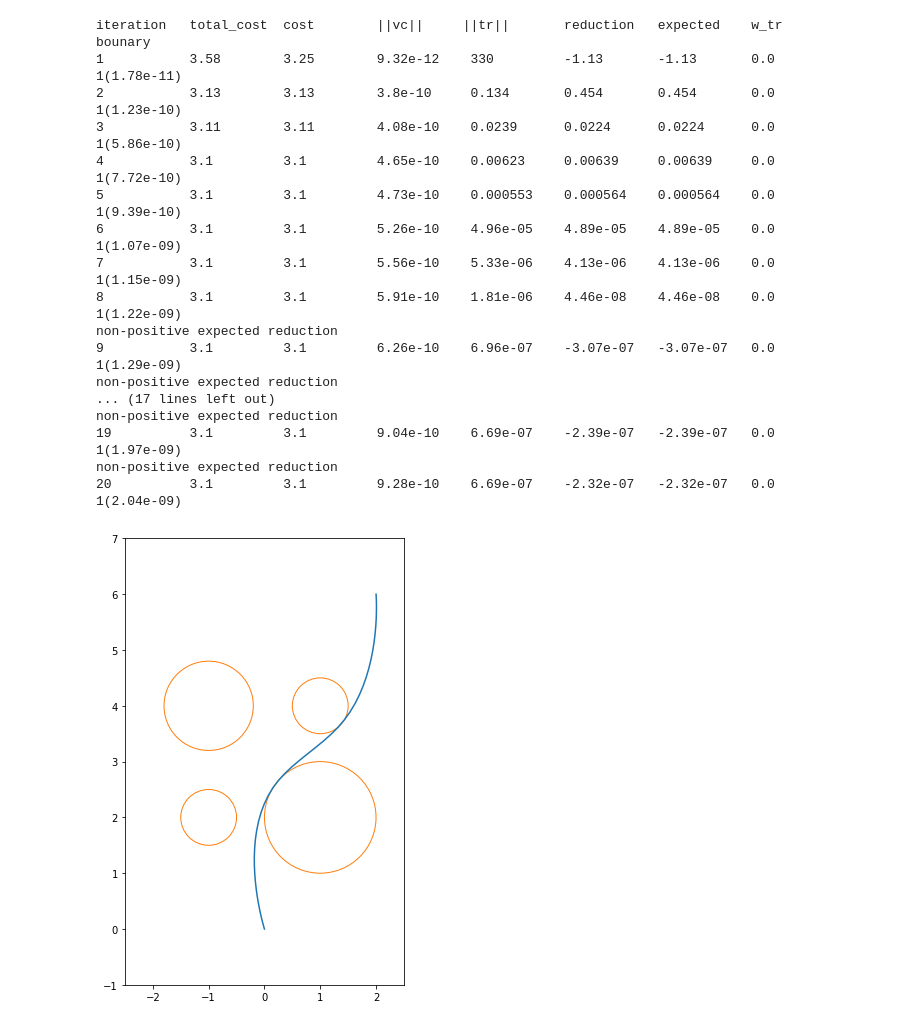
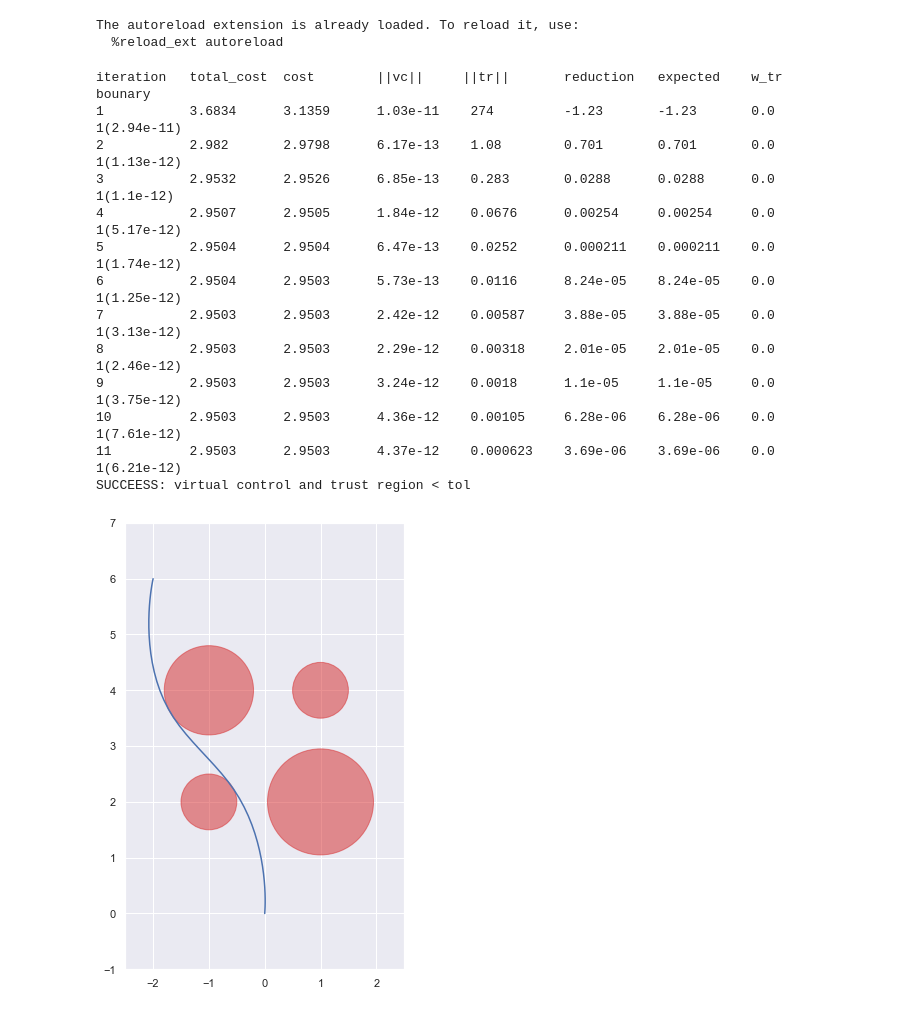
Before and after one commit to taewankim1/sequential_convex_programming, a Jupyter notebook: notebooks/test_quadrotor.ipynb, the cells around one changed output. Drawn from its saved outputs; the diff is of its cells as text; code cells hidden in the pictures.

```diff
--- a/notebooks/test_quadrotor.ipynb
+++ b/notebooks/test_quadrotor.ipynb
@@ -11,6 +11,11 @@ def print_np(x):
     print ("Type is %s" % (type(x)))
     print ("Shape is %s" % (x.shape,))
 #     print ("Values are: \n%s" % (x))
+import seaborn as sns
+sns.set_theme(style="darkgrid")
+# %% [output]
+The autoreload extension is already loaded. To reload it, use:
+  %reload_ext autoreload
 # %%
 import sys
 # sys.path.append('../')
@@ -32,4 +37,4 @@ ih = 4
 tf = 2.5
 N = 50
 delT = tf/N
-max_iter = 30
+max_iter = 15
@@ -74,8 +79,6 @@ num_obstacle = len(c)
 # %%
-xi = np.array([2,6,0,0,0,0])
+xi = np.array([-2,6,0,0,0,0])
 xf = np.array([0,0,0,0,0,0])
-
-
 
 myModel = QuadRotorPointMassModel.quadrotorpm('Hello',ix,iu,delT,linearization="analytic")
 myCost = QuadRotorPointMassCost.quadrotorpm('Hello',ix,iu,N)
@@ -90,40 +93,36 @@ u0 = np.zeros((N+1,iu))
 u0[:,2] = 9.81
 # %%
 i1 = Scvx('unicycle',N,max_iter,myModel,myCost,myConst,
-          type_discretization='zoh',w_vc=1e4,w_tr=1e-3)#,w_tr=1e-3)
+          type_discretization='zoh',w_vc=1e4,w_tr=1e-3*2)#,w_tr=1e-3)
 x,u,xbar,ubar,total_num_iter = i1.update(x0,u0,xi,xf)
 # %% [output]
 iteration   total_cost  cost        ||vc||     ||tr||       reduction   expected    w_tr        bounary
-1           3.58        3.25        9.32e-12    330         -1.13       -1.13       0.0         1(1.78e-11)
-2           3.13        3.13        3.8e-10     0.134       0.454       0.454       0.0         1(1.23e-10)
-3           3.11        3.11        4.08e-10    0.0239      0.0224      0.0224      0.0         1(5.86e-10)
-4           3.1         3.1         4.65e-10    0.00623     0.00639     0.00639     0.0         1(7.72e-10)
-5           3.1         3.1         4.73e-10    0.000553    0.000564    0.000564    0.0         1(9.39e-10)
-6           3.1         3.1         5.26e-10    4.96e-05    4.89e-05    4.89e-05    0.0         1(1.07e-09)
-7           3.1         3.1         5.56e-10    5.33e-06    4.13e-06    4.13e-06    0.0         1(1.15e-09)
-8           3.1         3.1         5.91e-10    1.81e-06    4.46e-08    4.46e-08    0.0         1(1.22e-09)
-non-positive expected reduction
-9           3.1         3.1         6.26e-10    6.96e-07    -3.07e-07   -3.07e-07   0.0         1(1.29e-09)
-non-positive expected reduction
-... (17 lines left out)
-non-positive expected reduction
-19          3.1         3.1         9.04e-10    6.69e-07    -2.39e-07   -2.39e-07   0.0         1(1.97e-09)
-non-positive expected reduction
-20          3.1         3.1         9.28e-10    6.69e-07    -2.32e-07   -2.32e-07   0.0         1(2.04e-09)
+1           3.6834      3.1359      1.03e-11    274         -1.23       -1.23       0.0         1(2.94e-11)
+2           2.982       2.9798      6.17e-13    1.08        0.701       0.701       0.0         1(1.13e-12)
+3           2.9532      2.9526      6.85e-13    0.283       0.0288      0.0288      0.0         1(1.1e-12)
+4           2.9507      2.9505      1.84e-12    0.0676      0.00254     0.00254     0.0         1(5.17e-12)
+5           2.9504      2.9504      6.47e-13    0.0252      0.000211    0.000211    0.0         1(1.74e-12)
+6           2.9504      2.9503      5.73e-13    0.0116      8.24e-05    8.24e-05    0.0         1(1.25e-12)
+7           2.9503      2.9503      2.42e-12    0.00587     3.88e-05    3.88e-05    0.0         1(3.13e-12)
+8           2.9503      2.9503      2.29e-12    0.00318     2.01e-05    2.01e-05    0.0         1(2.46e-12)
+9           2.9503      2.9503      3.24e-12    0.0018      1.1e-05     1.1e-05     0.0         1(3.75e-12)
+10          2.9503      2.9503      4.36e-12    0.00105     6.28e-06    6.28e-06    0.0         1(7.61e-12)
+11          2.9503      2.9503      4.37e-12    0.000623    3.69e-06    3.69e-06    0.0         1(6.21e-12)
+SUCCEESS: virtual control and trust region < tol
 # %%
 list_time = delT * np.array([i for i in range(N+1)])
 u_norm = np.linalg.norm(u,axis=1)
 gimbal_angle = np.arccos(u[:,2] / u_norm)
 # %%
 %matplotlib inline
-plt.figure(figsize=(5,15))
+plt.figure(figsize=(5,8))
 ax=plt.gca()
 for ce,He,re in zip(c,H,r) :
-    circle1 = plt.Circle((ce[0],ce[1]),re,color='tab:orange',fill=False)
+    circle1 = plt.Circle((ce[0],ce[1]),re,color='tab:red',alpha=0.5,fill=True)
     ax.add_patch(circle1)
 plt.plot(x[:,0],x[:,1])
 plt.axis([-2.5, 2.5, -1, 7])
 plt.gca().set_aspect('equal', adjustable='box')
 # %% [output]
-[figure, old version]
+[figure, new version]
 # %%
```
Also changed, not shown: parts of 5 cells of this notebook, 4 other files.
